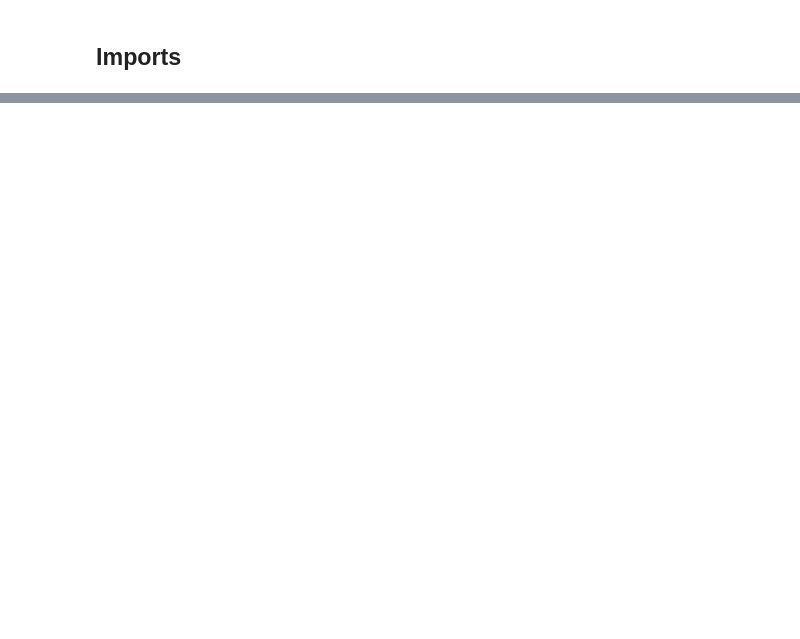
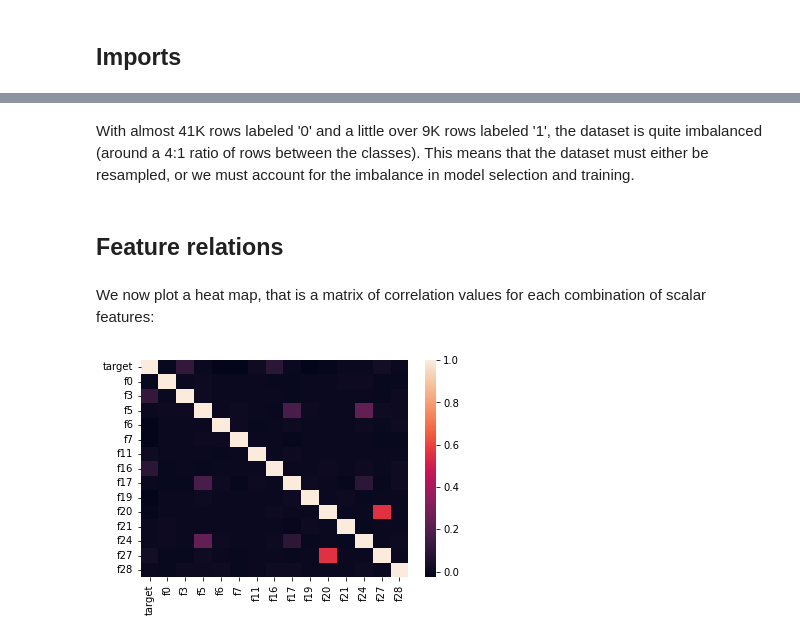
Before and after one commit to AdrianLangseth/Practical_ML, a Jupyter notebook: EDA.ipynb, the cells around one changed output, grey strips where cells are left out. Saved outputs shown, nothing was run; the diff lists cells and outputs as text; code cells hidden in the pictures; blank space fills up the shorter version.

```diff
--- a/EDA.ipynb
+++ b/EDA.ipynb
@@ -10,0 +122,12 @@ data_file = '../tdt05-2021-challenge-2/challenge2_train.csv'
+# %% [markdown]
+With almost 41K rows labeled '0' and a little over 9K rows labeled '1', the dataset is quite imbalanced (around a 4:1 ratio of rows between the classes). This means that the dataset must either be resampled, or we must account for the imbalance in model selection and training.
+# %% [markdown]
+## Feature relations
+# %% [markdown]
+We now plot a heat map, that is a matrix of correlation values for each combination of scalar features:
+# %%
+corr = df.corr()
+sn.heatmap(corr)
+plt.show()
+# %% [output]
+[figure, added]
```
Also changed, not shown: parts of 38 cells of this notebook, 2 other files.
